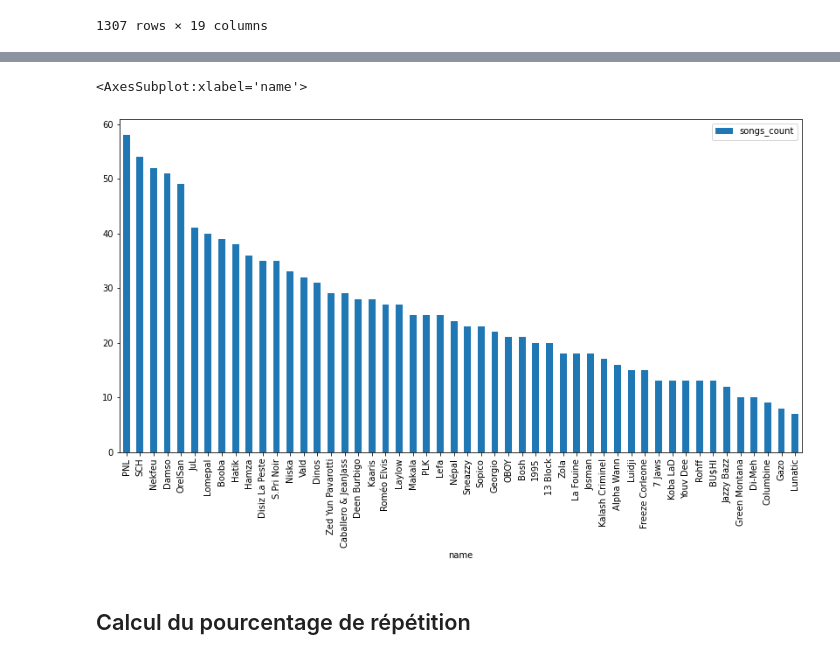
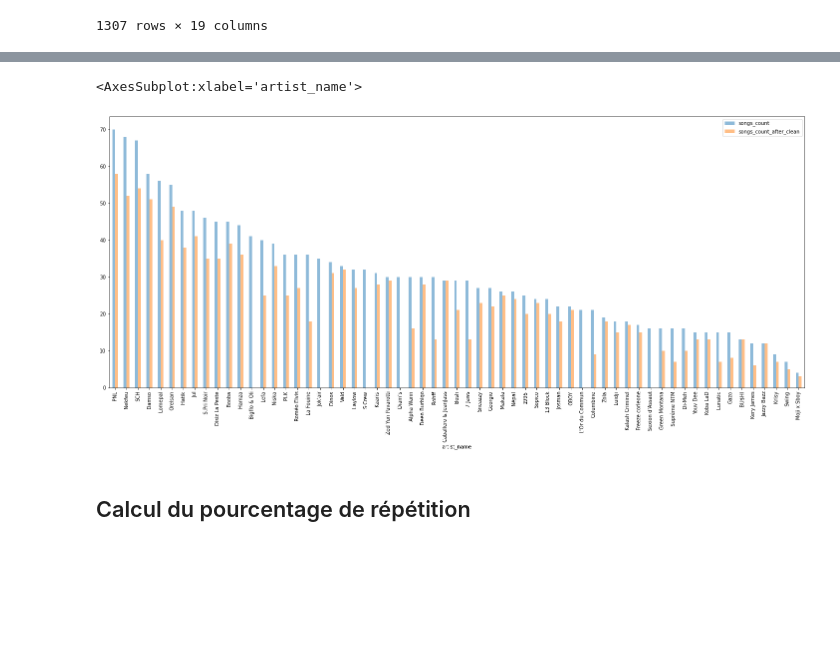
Before and after one commit to owengombas/genyus, a Jupyter notebook: notebooks/report/6_artists.ipynb, the cells around one changed output, grey strips where cells are left out. Cells and saved outputs as stored; diff of their text form; code cells hidden in the pictures; blank space fills up the shorter version.

```diff
--- a/notebooks/report/6_artists.ipynb
+++ b/notebooks/report/6_artists.ipynb
@@ -82,8 +84,34 @@ artists
-# %%
-artists.sort_values("songs_count", ascending=False).head(50).plot(kind="bar", x="name", y="songs_count", figsize=(14, 7))
-# %% [output]
-<AxesSubplot:xlabel='name'>
-[figure, removed]
+# %%
+songs_inputs: pd.Series
+
+with open("./datas/songs.txt", "r", encoding="utf8") as file:
+    songs_inputs = pd.Series(file.read().splitlines())
+    file.close()
+
+songs = songs_inputs.str.split(" - ", expand=True, n=1)
+songs.columns = ["artist", "song"]
+
+# Group the songs by artists
+artists_songs = songs.groupby("artist")["song"].apply(list).reset_index(name="songs")
+artists_songs["songs_count"] = artists_songs["songs"].apply(lambda x: len(x))
+artists_songs.sort_values(by="songs_count", inplace=True, ascending=False)
+artists_songs["artist_name"] = artists_songs["artist"]
+artists_songs["artist"] = artists_songs["artist"].str.lower()
+artists_songs.set_index("artist", inplace=True)
+del artists_songs["songs"]
+
+
+artists_comparaison = artists[["name", "songs_count"]].copy()
+artists_comparaison.columns = ["artist", "songs_count_after_clean"]
+artists_comparaison["artist"] = artists_comparaison["artist"].str.lower()
+artists_comparaison.set_index("artist", inplace=True)
+
+artists_songs = artists_songs.join(artists_comparaison)
+
+artists_songs.plot.bar(alpha=0.5, x="artist_name", figsize=(25, 10))
+# %% [output]
+<AxesSubplot:xlabel='artist_name'>
+[figure, added]
 # %% [markdown]
 ## Calcul du pourcentage de répétition
 # %%
```
Also changed, not shown: parts of 2 cells of this notebook, 2 other files.
